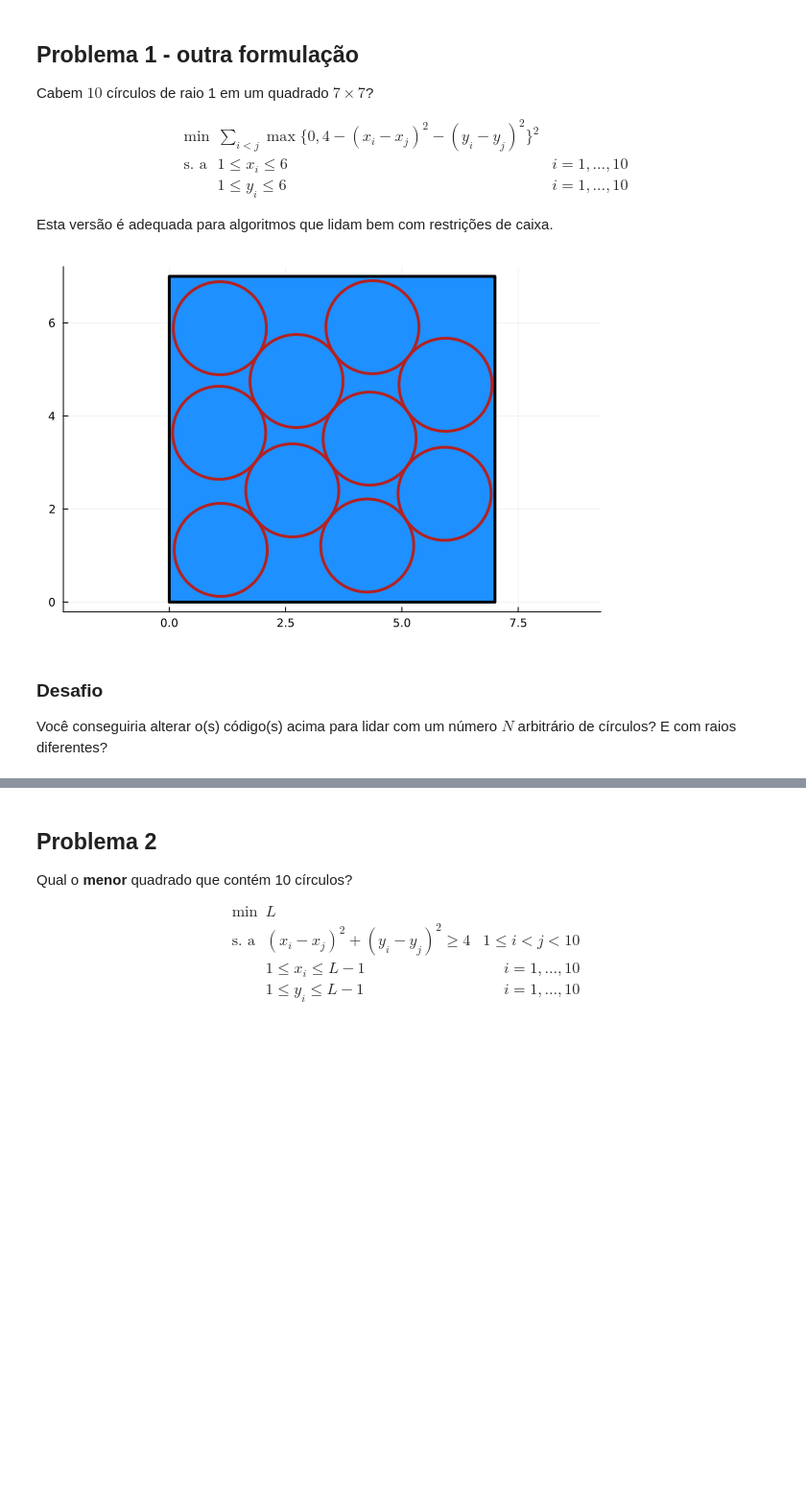
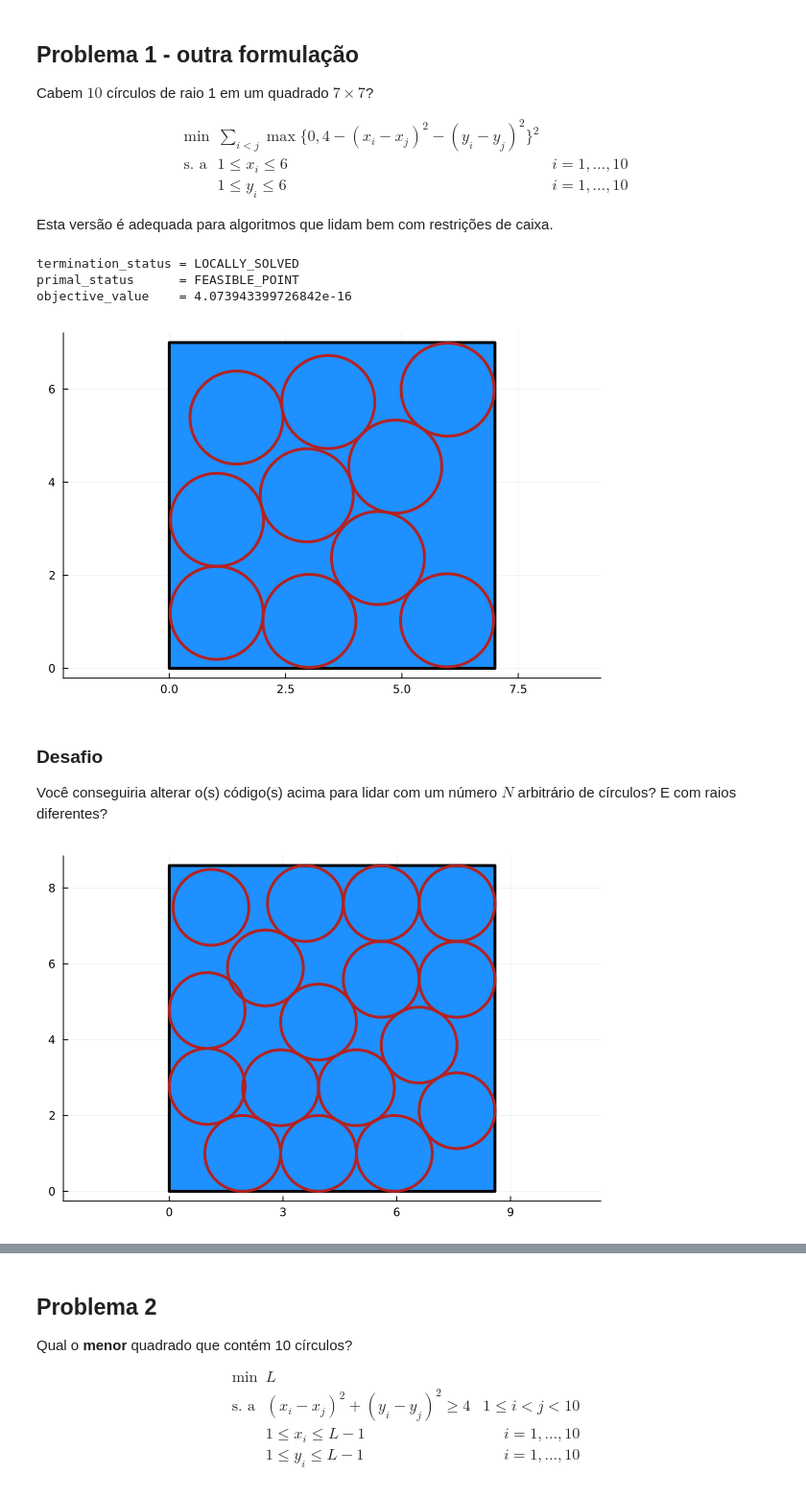
Before and after one commit to fsobral/minicurso-empacotamento, a Jupyter notebook: notebooks/modelando-empacotamentos.ipynb, the cells around one changed output, grey strips where cells are left out. Shown at 96% size. Drawn from its saved outputs; the diff is of its cells as text; code cells hidden in the pictures; blank space fills up the shorter version.

```diff
--- a/notebooks/modelando-empacotamentos.ipynb
+++ b/notebooks/modelando-empacotamentos.ipynb
@@ -493,10 +498,34 @@ set_attribute(model, "print_level", 0)
 
 optimize!(model)
 
+println("""
+termination_status = $(termination_status(model))
+primal_status      = $(primal_status(model))
+objective_value    = $(objective_value(model))
+""")
+
 desenha_solucao_cq([1 for i = 1:10], value.(xC), value.(yC), 7, 7)
 # %% [output]
+termination_status = LOCALLY_SOLVED
+primal_status      = FEASIBLE_POINT
+objective_value    = 4.073943399726842e-16
-[figure, old version]
+[figure, new version]
 # %% [markdown]
 ### Desafio
 
 Você conseguiria alterar o(s) código(s) acima para lidar com um número $N$ arbitrário de círculos? E com raios diferentes?
+# %%
+model = Model(Ipopt.Optimizer)
+
+N = 17
+
+ℓ = 8.59
+
+R = [1 for i = 1:N]
+
+@variable(model, R[i] <= xC[i = 1:N] <= ℓ - R[i], start = ℓ * rand())
+@variable(model, R[i] <= yC[i = 1:N] <= ℓ - R[i], start = ℓ * rand())
+
+@NLconstraint(model, [i = 1:N, j = i + 1:N], (xC[i] - xC[j])^2 + (yC[i] - yC[j])^2 >= (R[i] + R[j])^2)
+
+@objective(model, Min, 0);
@@ -502,0 +536,4 @@ Você conseguiria alterar o(s) código(s) acima para lidar com um número $N$ ar
+# %%
+desenha_solucao_cq(R, value.(xC), value.(yC), ℓ, ℓ)
+# %% [output]
+[figure, added]
```
Also changed, not shown: parts of 17 cells of this notebook.
